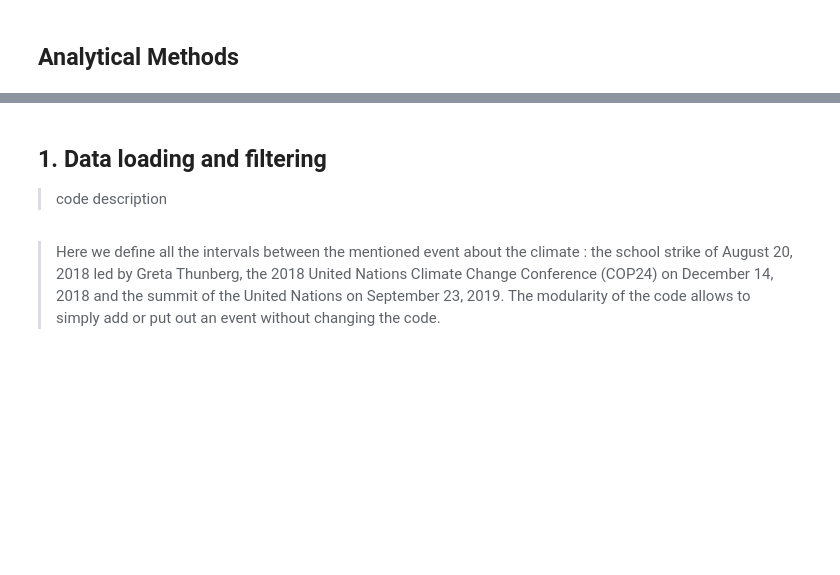
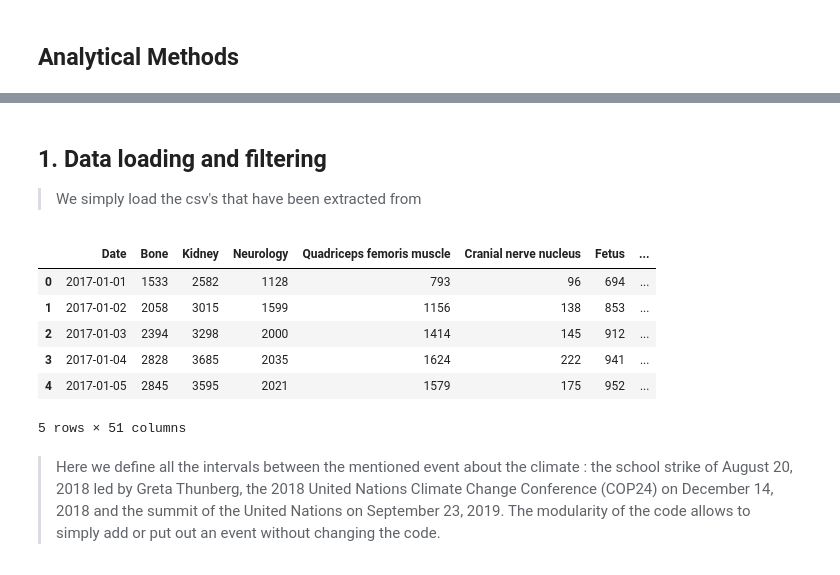
Before and after one commit to epfl-ada/ada-2020-project-milestone-p3-p3_tadaa, a Jupyter notebook: creative_extension.ipynb, the cells around one changed output, grey strips where cells are left out. Saved outputs shown, nothing was run; the diff lists cells and outputs as text; code cells hidden in the pictures; blank space fills up the shorter version.

```diff
--- a/creative_extension.ipynb
+++ b/creative_extension.ipynb
@@ -39,49 +39,64 @@ We have modified the technique in order to be compliant with our data since we h
 # %% [markdown]
 ## 1. Data loading and filtering
 
-> code description
+> We simply load the csv's that have been extracted from
 # %%
 import numpy as np
 import pandas as pd
 import datetime
 import matplotlib.pyplot as plt
 
-# Load the climate change articles data
-art_cc1 = pd.read_csv('data/pageviews-10-pro.csv').copy()
-art_cc2 = pd.read_csv('data/pageviews-20-pro.csv').copy()
-art_cc3 = pd.read_csv('data/pageviews-30-pro.csv').copy()
-art_cc4 = pd.read_csv('data/pageviews-40-pro.csv').copy()
-art_cc5 = pd.read_csv('data/pageviews-50-pro.csv').copy()
+# # Load the climate change articles data
+# art_cc1 = pd.read_csv('data/pageviews-10-pro.csv').copy()
+# art_cc2 = pd.read_csv('data/pageviews-20-pro.csv').copy()
+# art_cc3 = pd.read_csv('data/pageviews-30-pro.csv').copy()
+# art_cc4 = pd.read_csv('data/pageviews-40-pro.csv').copy()
+# art_cc5 = pd.read_csv('data/pageviews-50-pro.csv').copy()
 
-# Load the control (popular) articles data
-art_control1 = pd.read_csv('data/pageviews-10-control.csv').copy()
-art_control2 = pd.read_csv('data/pageviews-20-control.csv').copy()
-art_control3 = pd.read_csv('data/pageviews-30-control.csv').copy()
-art_control4 = pd.read_csv('data/pageviews-40-control.csv').copy()
-#art_control5 = pd.read_csv('data/pageviews-50-control.csv').copy()
+# # Load the control (popular) articles data
+# art_control1 = pd.read_csv('data/pageviews-10-control.csv').copy()
+# art_control2 = pd.read_csv('data/pageviews-20-control.csv').copy()
+# art_control3 = pd.read_csv('data/pageviews-30-control.csv').copy()
+# art_control4 = pd.read_csv('data/pageviews-40-control.csv').copy()
+# #art_control5 = pd.read_csv('data/pageviews-50-control.csv').copy()
 
 # Load the climate change articles science data
 sci_art_cc1 = pd.read_csv('data/Pro_climate/pageviews-group1-biodiv.csv').copy()
 sci_art_cc2 = pd.read_csv('data/Pro_climate/pageviews-group1-energy.csv').copy()
 sci_art_cc3 = pd.read_csv('data/Pro_climate/pageviews-group1-meteo.csv').copy()
 sci_art_cc4 = pd.read_csv('data/Pro_climate/pageviews-group1-pesticides.csv').copy()
 sci_art_cc5 = pd.read_csv('data/Pro_climate/pageviews-groupe1-earth.csv').copy()
 
 # Load the control articles science data
 sci_art_control1 = pd.read_csv('data/Group_control/pageviews-group2-anatomy.csv').copy()
 sci_art_control2 = pd.read_csv('data/Group_control/pageviews-group2-genetics.csv').copy()
 sci_art_control3 = pd.read_csv('data/Group_control/pageviews-group2-optic.csv').copy()
 sci_art_control4 = pd.read_csv('data/Group_control/pageviews-group2-philo.csv').copy()
 sci_art_control5 = pd.read_csv('data/Group_control/pageviews-group2-social.csv').copy()
 
+# Load the control articles science data
+sci_art_pop1 = pd.read_csv('data/Group_popular_2017/pageviews-control-2017.csv').copy()
+sci_art_pop2 = pd.read_csv('data/Group_popular_2017/pageviews-control-2017-1.csv').copy()
+sci_art_pop3 = pd.read_csv('data/Group_popular_2017/pageviews-control-2017-2.csv').copy()
+sci_art_pop4 = pd.read_csv('data/Group_popular_2017/pageviews-control-2017-3.csv').copy()
+sci_art_pop5 = pd.read_csv('data/Group_popular_2017/pageviews-control-2017-4.csv').copy()
+
 # Merge all datasets together for each corpus
-art_cc=art_cc1.merge(art_cc2).merge(art_cc3).merge(art_cc4).merge(art_cc5)
-art_control_popular=art_control1.merge(art_control2).merge(art_control3).merge(art_control4)#.merge(art_control5)
+# art_cc=art_cc1.merge(art_cc2).merge(art_cc3).merge(art_cc4).merge(art_cc5)
+# art_control_popular=art_control1.merge(art_control2).merge(art_control3).merge(art_control4)#.merge(art_control5)
 sci_art_cc=sci_art_cc1.merge(sci_art_cc2).merge(sci_art_cc3).merge(sci_art_cc4).merge(sci_art_cc5)
 sci_art_control=sci_art_control1.merge(sci_art_control2).merge(sci_art_control3).merge(sci_art_control4).merge(sci_art_control5)
-
+sci_art_pop=sci_art_pop1.merge(sci_art_pop2).merge(sci_art_pop3).merge(sci_art_pop4).merge(sci_art_pop5)
 # Display to illustrate the structure
 sci_art_control.head()
+# %% [output]
+|  | Date | Bone | Kidney | Neurology | Quadriceps femoris muscle | Cranial nerve nucleus | Fetus | ... |
+| 0 | 2017-01-01 | 1533 | 2582 | 1128 | 793 | 96 | 694 | ... |
+| 1 | 2017-01-02 | 2058 | 3015 | 1599 | 1156 | 138 | 853 | ... |
+| 2 | 2017-01-03 | 2394 | 3298 | 2000 | 1414 | 145 | 912 | ... |
+| 3 | 2017-01-04 | 2828 | 3685 | 2035 | 1624 | 222 | 941 | ... |
+| 4 | 2017-01-05 | 2845 | 3595 | 2021 | 1579 | 175 | 952 | ... |
+5 rows × 51 columns
 # %% [markdown]
 >Here we define all the intervals between the mentioned event about the climate : the school strike of August 20, 2018 led by Greta Thunberg, the 2018 United Nations Climate Change Conference (COP24) on December 14, 2018 and the summit of the United Nations on September 23, 2019. The modularity of the code allows to simply add or put out an event without changing the code.
 # %%
```
Also changed, not shown: parts of 9 cells of this notebook, 5 other files.
